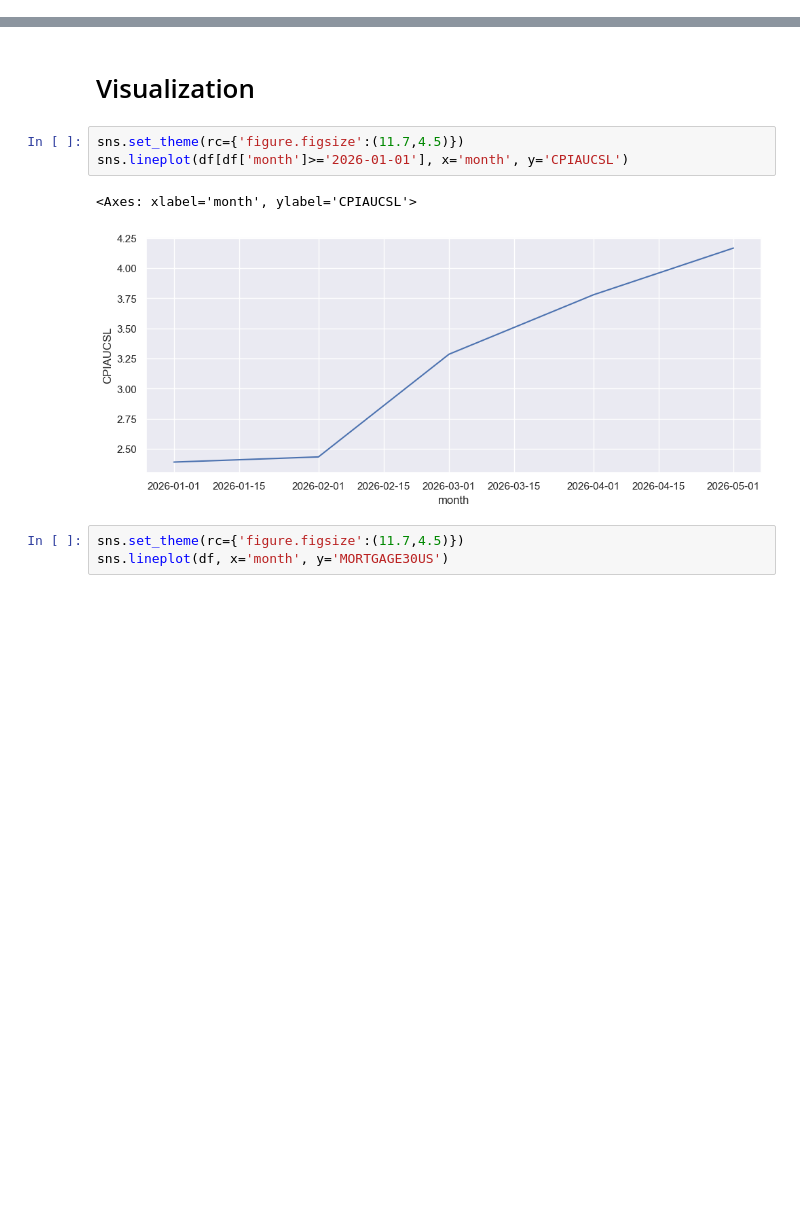
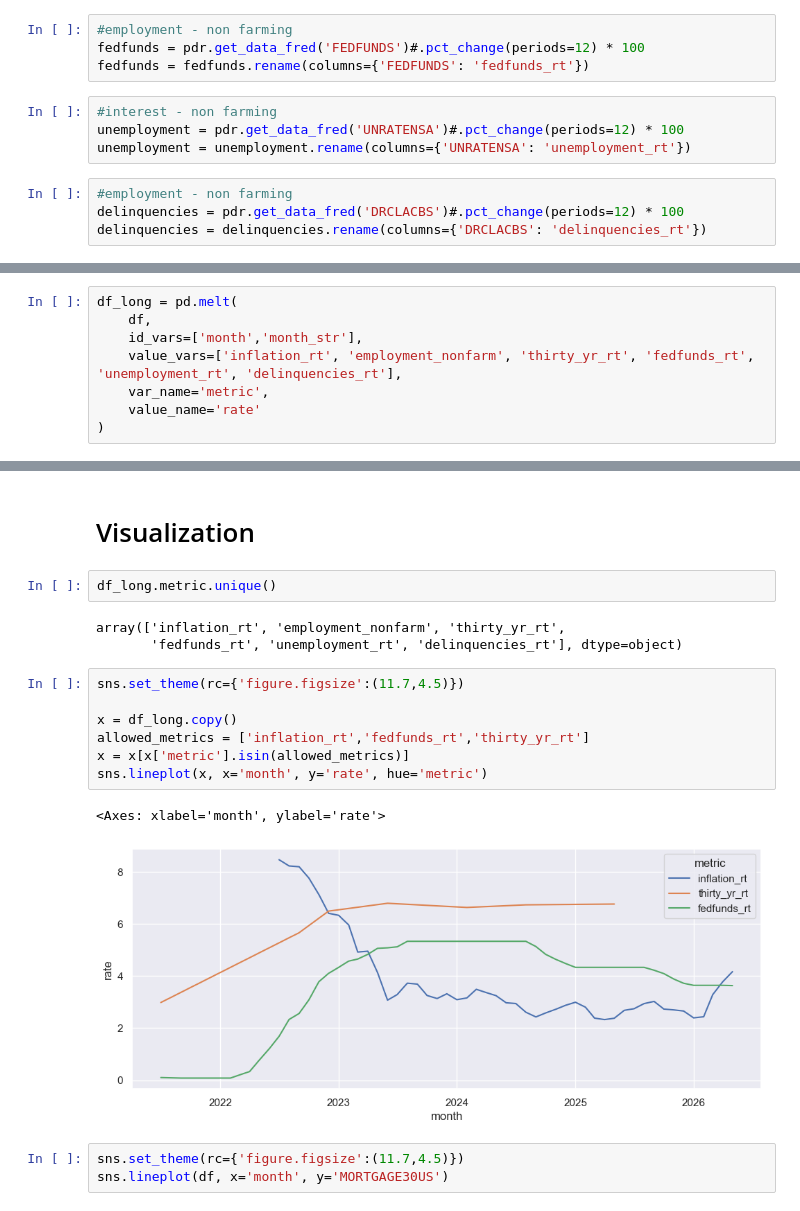
Before and after one commit to pval108/economic-review, a Jupyter notebook: economics.ipynb, the cells around one changed output, grey strips where cells are left out. Cells and saved outputs as stored; diff of their text form; blank space fills up the shorter version.

```diff
--- a/economics.ipynb
+++ b/economics.ipynb
@@ -40,3 +39,15 @@ delinquencies = pdr.get_data_fred('DRCLACBS')#.pct_change(periods=12) * 100
+# %%
+#employment - non farming
+fedfunds = pdr.get_data_fred('FEDFUNDS')#.pct_change(periods=12) * 100
+fedfunds = fedfunds.rename(columns={'FEDFUNDS': 'fedfunds_rt'})
+# %%
+#interest - non farming
+unemployment = pdr.get_data_fred('UNRATENSA')#.pct_change(periods=12) * 100
+unemployment = unemployment.rename(columns={'UNRATENSA': 'unemployment_rt'})
+# %%
+#employment - non farming
+delinquencies = pdr.get_data_fred('DRCLACBS')#.pct_change(periods=12) * 100
+delinquencies = delinquencies.rename(columns={'DRCLACBS': 'delinquencies_rt'})
 # %%
 thirtyr.sort_values(by='DATE', ascending=False).head()
 # %% [output]
@@ -109,0 +125,8 @@ dtype: object
+# %%
+df_long = pd.melt(
+    df,
+    id_vars=['month','month_str'],
+    value_vars=['inflation_rt', 'employment_nonfarm', 'thirty_yr_rt', 'fedfunds_rt', 'unemployment_rt', 'delinquencies_rt'],
+    var_name='metric',
+    value_name='rate'
+)
@@ -110,11 +142,20 @@ dtype: object
 # %% [markdown]
 # Visualization
+# %%
+df_long.metric.unique()
+# %% [output]
+array(['inflation_rt', 'employment_nonfarm', 'thirty_yr_rt',
+       'fedfunds_rt', 'unemployment_rt', 'delinquencies_rt'], dtype=object)
 # %%
 sns.set_theme(rc={'figure.figsize':(11.7,4.5)})
-sns.lineplot(df[df['month']>='2026-01-01'], x='month', y='CPIAUCSL')
+
+x = df_long.copy()
+allowed_metrics = ['inflation_rt','fedfunds_rt','thirty_yr_rt']
+x = x[x['metric'].isin(allowed_metrics)]
+sns.lineplot(x, x='month', y='rate', hue='metric')
 # %% [output]
-<Axes: xlabel='month', ylabel='CPIAUCSL'>
+<Axes: xlabel='month', ylabel='rate'>
-[figure, old version]
+[figure, new version]
 # %%
 sns.set_theme(rc={'figure.figsize':(11.7,4.5)})
 sns.lineplot(df, x='month', y='MORTGAGE30US')
```
Also changed, not shown: parts of 10 cells of this notebook.
